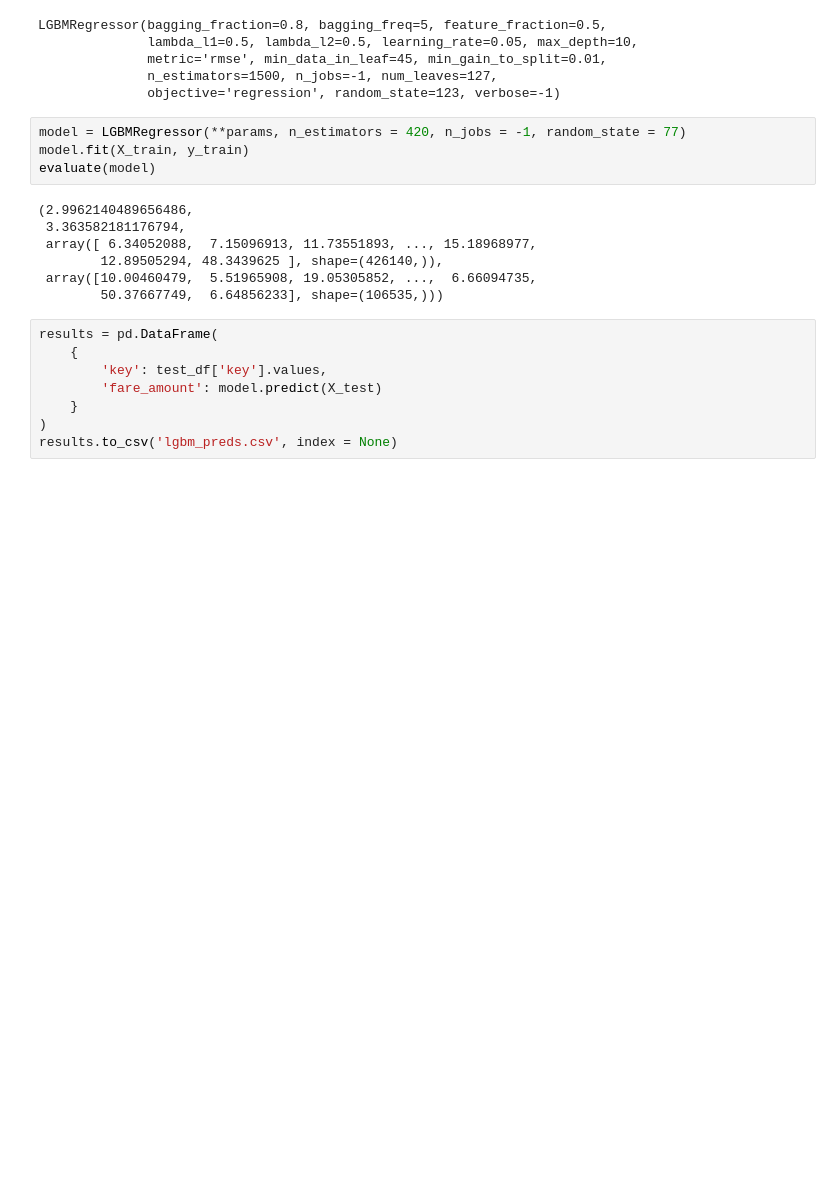
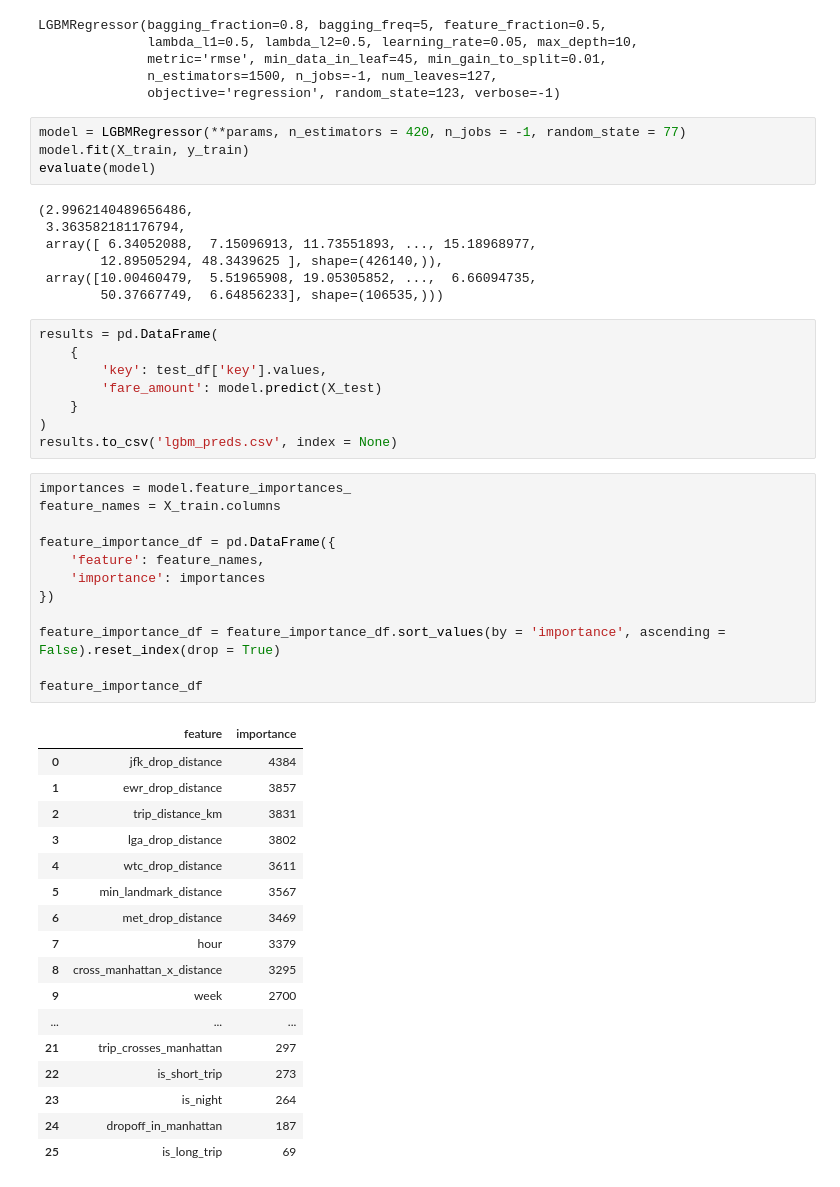
Before and after one commit to AgentXCross/NYC-Taxi-Fare, a Jupyter notebook: nyc_taxi_fare.ipynb, the cells around one changed output. Drawn from its saved outputs; the diff is of its cells as text; blank space fills up the shorter version.

```diff
--- a/nyc_taxi_fare.ipynb
+++ b/nyc_taxi_fare.ipynb
@@ -440,3 +440,33 @@ results = pd.DataFrame(
     }
 )
 results.to_csv('lgbm_preds.csv', index = None)
+# %%
+importances = model.feature_importances_
+feature_names = X_train.columns
+
+feature_importance_df = pd.DataFrame({
+    'feature': feature_names,
+    'importance': importances
+})
+
+feature_importance_df = feature_importance_df.sort_values(by = 'importance', ascending = False).reset_index(drop = True)
+
+feature_importance_df
+# %% [output]
+|  | feature | importance |
+| 0 | jfk_drop_distance | 4384 |
+| 1 | ewr_drop_distance | 3857 |
+| 2 | trip_distance_km | 3831 |
+| 3 | lga_drop_distance | 3802 |
+| 4 | wtc_drop_distance | 3611 |
+| 5 | min_landmark_distance | 3567 |
+| 6 | met_drop_distance | 3469 |
+| 7 | hour | 3379 |
+| 8 | cross_manhattan_x_distance | 3295 |
+| 9 | week | 2700 |
+| ... | ... | ... |
+| 21 | trip_crosses_manhattan | 297 |
+| 22 | is_short_trip | 273 |
+| 23 | is_night | 264 |
+| 24 | dropoff_in_manhattan | 187 |
+| 25 | is_long_trip | 69 |
```
